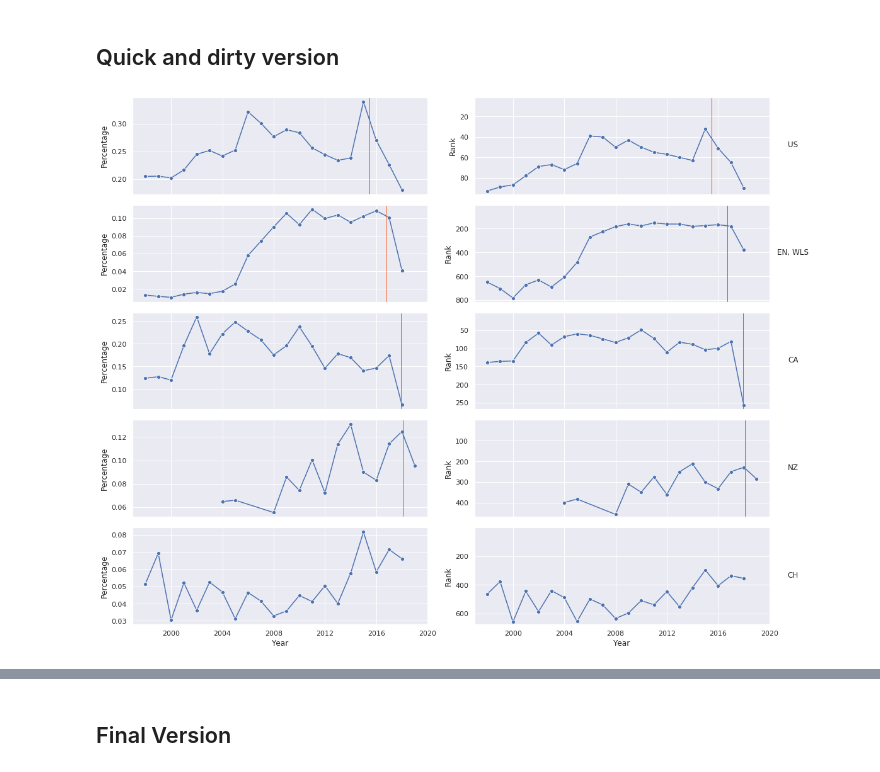
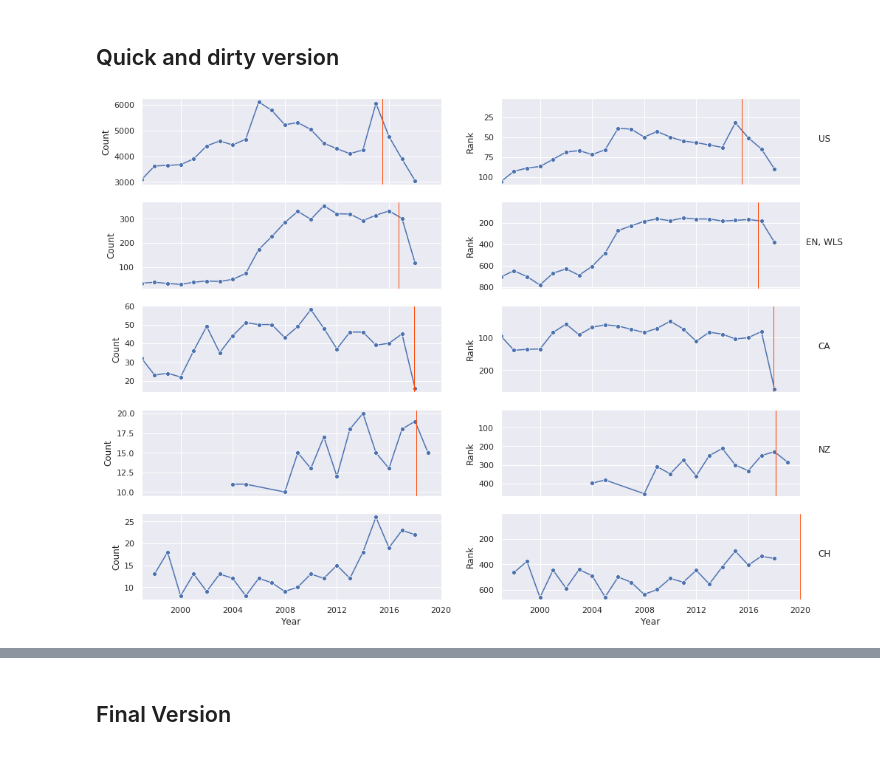
Before and after one commit to dynobo/notebooks, a Jupyter notebook: notebooks/2020-01-Alexa.ipynb, the cells around one changed output, grey strips where cells are left out. Saved outputs shown, nothing was run; the diff lists cells and outputs as text; code cells hidden in the pictures.

Commit message:
Remove deprecated code; Improve layout

```diff
--- a/notebooks/2020-01-Alexa.ipynb
+++ b/notebooks/2020-01-Alexa.ipynb
@@ -438,7 +360,12 @@ def gen_dataset_ca():
     with ZipFile(file_path, "r") as zip:
         files = [f for f in zip.namelist() if f.endswith(".xlsx")]
         for fn in files:
-            df = pd.read_excel(zip.open(fn), sheet_name=0, header=5, names=["Rank", "Name", "Count", "Sex", "Year"])
+            df = pd.read_excel(
+                zip.open(fn),
+                sheet_name=0,
+                header=5,
+                names=["Rank", "Name", "Count", "Sex", "Year"],
+            )
             df["Year"] = pd.to_datetime(df["Year"], format="%Y")
             df["Sex"] = df["Sex"].replace({"Boy": "M", "Girl": "F"})
             df["Dataset"] = "CA"
@@ -550,9 +477,6 @@ def load_datasets(names):
     if "NZ" in names or "all" in names:
         list_dfs.extend(gen_dataset_nz())
 
-    if "AT" in names or "all" in names:
-        list_dfs.extend(gen_dataset_at())
-
     if "CA" in names or "all" in names:
         list_dfs.extend(gen_dataset_ca())
 
@@ -601,5 +509,0 @@ def calculate_percentage(df):
-# %%
-%%time
-
-df = calculate_percentage(df)
-df.head(20)
@@ -697,4 +542,4 @@ We don't have complete dataset for all countries earlier, see Sanity Checks.
 # %%
-df_alexa = df_alexa[(df_alexa["Year"] >= "1998-01-01")]
+df_alexa = df_alexa[(df_alexa["Year"] >= "1997-01-01")]
 df_alexa.head()
 # %% [output]
@@ -722,45 +564,36 @@ df[(df["Name"] == "Emma") & (df["Sex"] == "F") & (df["Dataset"] == "AT")]
 # %% [markdown]
 ## Quick and dirty version
 # %%
-dataset_temp = sorted(DATASETS.items(), key=lambda kv: kv[1]["release"])
-dataset_sorted = [d[0] for d in dataset_temp]
-dataset_sorted.remove("AT")
-datasets_count = len(dataset_sorted)
-
 fig, ax = plt.subplots(
     datasets_count, 2, figsize=(16, datasets_count * 2.5), sharex=True
 )
 
 for idx, dataset in enumerate(dataset_sorted):
     df_alexa_dataset = df_alexa[df_alexa["Dataset"] == dataset]
-    sns.lineplot(
-        x="Year", y="Percentage", data=df_alexa_dataset, ax=ax[idx][0], marker="o"
-    )
+    sns.lineplot(x="Year", y="Count", data=df_alexa_dataset, ax=ax[idx][0], marker="o")
 
     sns.lineplot(
         x="Year", y="Rank", data=df_alexa_dataset, ax=ax[idx][1], marker="o"
     ).set_title(dataset, x=1.08, y=0.45)
     ax[idx][1].set_ylim(1,)
     ax[idx][1].invert_yaxis()
     ax[idx][1].set_xlim("1997-01-01", "2020-01-01")
 
     for ax_i in range(0, 2):
         if DATASETS[dataset]["release"]:
             ax[idx][ax_i].axvline(
                 x=DATASETS[dataset]["release"], color="orangered", linewidth=1
             )
         else:
             ax[idx][ax_i].text(
                 1,
                 0.5,
                 "Not yet released",
                 color="orangered",
                 horizontalalignment="center",
                 verticalalignment="center",
                 rotation=90,
                 transform=ax[idx][ax_i].transAxes,
             )
-
-fig.tight_layout()
 # %% [output]
-[figure, old version]
+[figure, new version]
```
Also changed, not shown: parts of 42 cells of this notebook.
